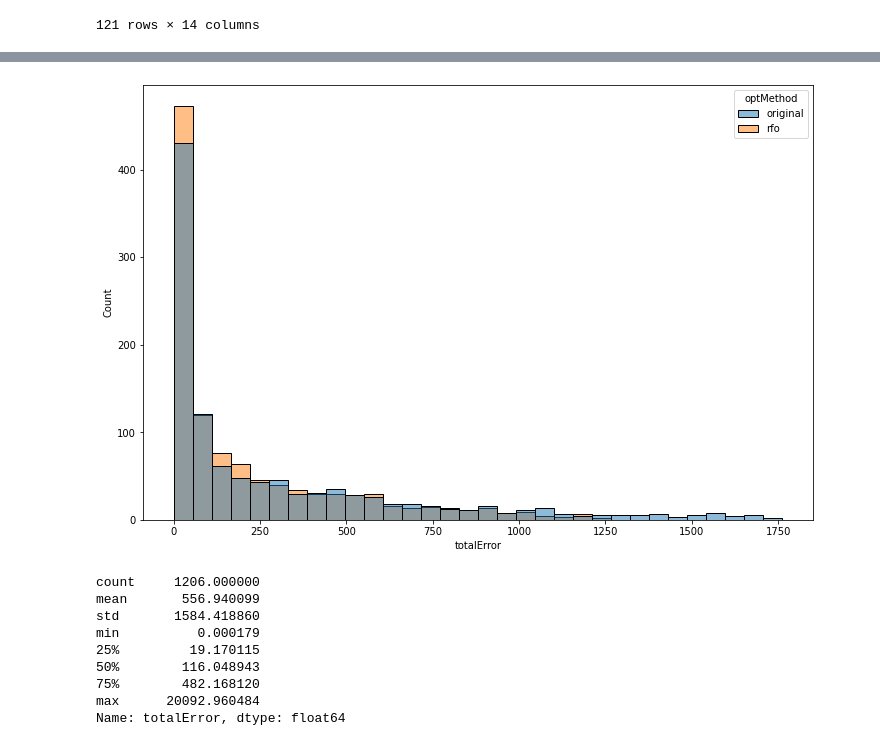
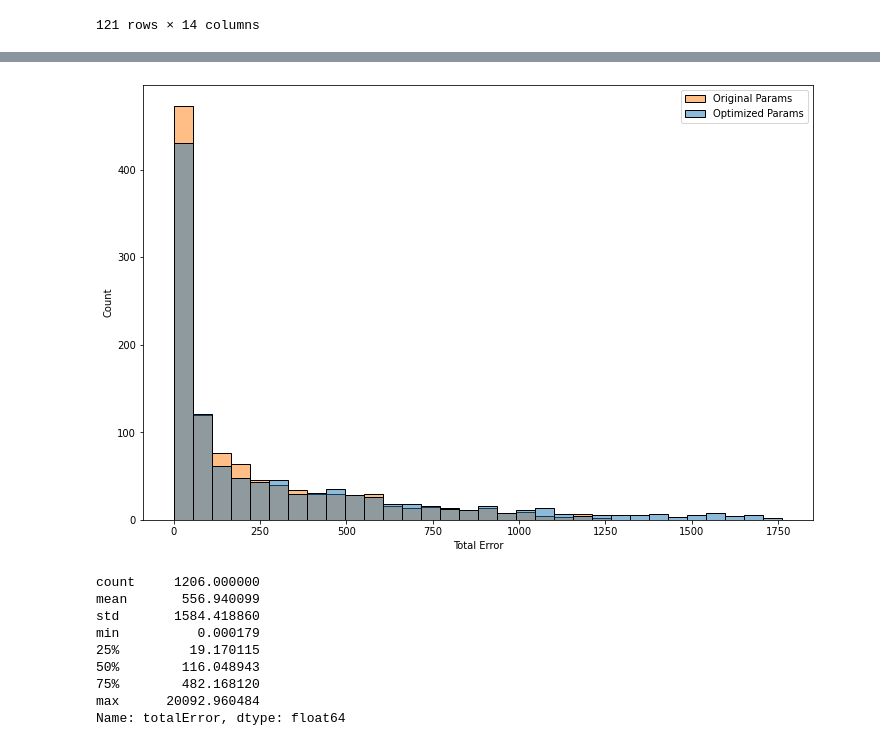
Before and after one commit to BluSteve/STYau122, a Jupyter notebook: python/Analysis.ipynb, the cells around one changed output, grey strips where cells are left out. Saved outputs shown, nothing was run; the diff lists cells and outputs as text; code cells hidden in the pictures.

Commit message:
more data analysis

```diff
--- a/python/Analysis.ipynb
+++ b/python/Analysis.ipynb
@@ -130,10 +136,12 @@ plt.savefig('error-hist.png', dpi=600)
 # %%
 plt.figure(figsize=(12, 8))
-sns.histplot(data=orig_wb.append(wellbehaving, ignore_index=True), x='totalError', hue="optMethod")
+ax = sns.histplot(data=orig_wb.append(wellbehaving, ignore_index=True), x='totalError', hue="optMethod")
+ax.set_xlabel('Total Error')
+plt.legend(labels=['Original Params', 'Optimized Params'])
 
 plt.savefig('total-error-dist.png', dpi=300)
 # %% [output]
-[figure, old version]
+[figure, new version]
 # %%
 dfs[3].totalError.describe()
 # %% [output]
```
Also changed, not shown: parts of 8 cells of this notebook, 9 other files.
